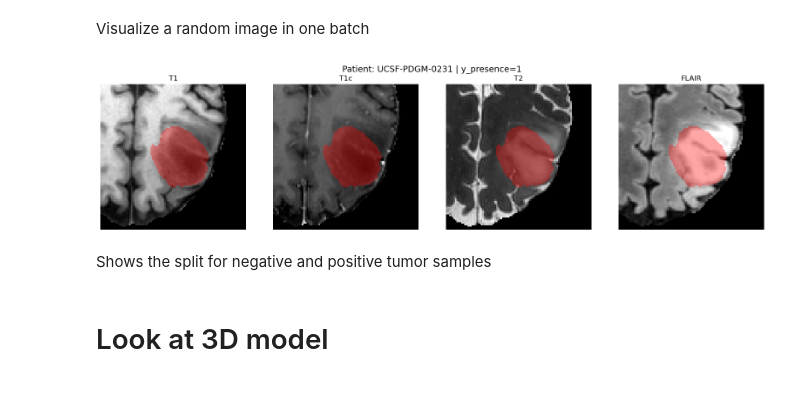
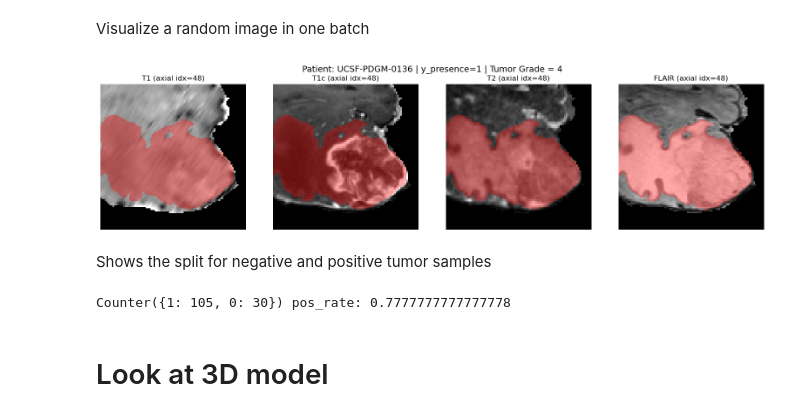
Before and after one commit to Erdos-Projects/fall-2025-brain-tumor-diagnosis, a Jupyter notebook: MRI_Viewer.ipynb, the cells around one changed output. Drawn from its saved outputs; the diff is of its cells as text; code cells hidden in the pictures.

```diff
--- a/MRI_Viewer.ipynb
+++ b/MRI_Viewer.ipynb
@@ -5,7 +5,7 @@ import numpy as np
 import os
 # %%
 data_directory = "./patient_data"
-example_patient = "UCSF-PDGM-0135_nifti"
+example_patient = "UCSF-PDGM-0210_nifti"
 paths = []
 for current_dir, inner_dirs, files in os.walk(data_directory + "/" + example_patient):
     for file in files:
@@ -686,15 +818,37 @@ class MRIPatchDataset(Dataset):
 # %% [output]
 env: PYTORCH_ENABLE_MPS_FALLBACK=1
 # %%
+from torch.utils.data import WeightedRandomSampler
 # can increase patches per patient to get more data. Just takes an extremely long time
 train_ds = MRIPatchDataset(df, split="train", patch_size=(96,96,96),
                            pos_fraction=0.8, patches_per_patient=4, seed=0)
 val_ds   = MRIPatchDataset(df, split="val",   patch_size=(96,96,96),
                            pos_fraction=0.8, patches_per_patient=4, seed=1)
 
-# start with num_workers=0 to surface any exceptions cleanly
-train_loader = DataLoader(train_ds, batch_size=1, shuffle=True, num_workers=0)
+
+grade_counts = train_ds.df["grade"].value_counts().to_dict()
+weights = train_ds.df["grade"].map(lambda g: 1.0 / grade_counts[g]).values
+sampler = WeightedRandomSampler(weights, num_samples=len(weights), replacement=True)
+
+train_loader = DataLoader(train_ds, batch_size=1, sampler=sampler, num_workers=0)
+
+# keep val_loader as-is (no sampler) for honest validation
 val_loader   = DataLoader(val_ds,   batch_size=1, shuffle=False, num_workers=0)
+
+# Now have our test dataset be the entire MRI scan of the brain, just change the patch size essentially to be maximum allowed for each scan.
+test_ds = MRIFullVolumeDataset(df, split="test")
+
+test_loader = DataLoader(
+    test_ds,
+    batch_size=1,    # one full brain per batch
+    shuffle=False,
+    num_workers=0
+)
+
+# sanity check
+b = next(iter(test_loader))
+print(f'Test Dataset Size:', b["image"].shape, b["mask"].shape, b["patient_id"])
+# e.g. -> torch.Size([1, 4, 192, 224, 160]) torch.Size([1, 1, 192, 224, 160])
 
 # smoke test
 # Each patch of the dataset has :
@@ -703,7 +857,7 @@ val_loader   = DataLoader(val_ds,   batch_size=1, shuffle=False, num_workers=0)
 # "patient_id":  which patient it came from
 
 b = next(iter(train_loader))
-print(b["image"].shape, b["y_presence"], b["patient_id"])
+print(f'Train Dataset Size:',b["image"].shape, b["y_presence"], b["patient_id"])
 # -> torch.Size([1, 4, 96, 96, 96]) tensor([0 or 1])
 # Above line gives, Batch of 1 patient, 4 MRI modalities, 96³ voxel patch, and this patch contains tumor signal.
 # %% [output]
@@ -760,24 +961,26 @@ def show_patch_batch(batch, slice_dim=48, modality_names=None):
     plt.tight_layout()
     plt.show()
 # %%
-# Can rerun to show different patches
-# May make it so theres a minimum area of brain in middle slice of each image?
+b = next(iter(train_loader))
 
-b = next(iter(train_loader))
-show_patch_batch(b, slice_dim=48, modality_names=["T1","T1c","T2","FLAIR"])
+# show the middle slice automatically, change slice with idx
+show_patch_batch(b, view='axial', idx=-1, modality_names=["T1","T1c","T2","FLAIR"])
 # %% [output]
-[figure, old version]
+[figure, new version]
 # %% [markdown]
 Shows the split for negative and positive tumor samples
 # %%
-# # class balance of sampled patches (estimate)
-# import collections, itertools
-# def estimate_balance(loader, n=200):
-#     y = []
-#     for i, b in zip(range(n), loader):
-#         y.append(int(b["y_presence"]))
-#     c = collections.Counter(y); print(c, "pos_rate:", c[1]/max(1,sum(c.values())))
-# estimate_balance(train_loader)
+# class balance of sampled patches (estimate)
+# Running takes about 5 min on mac mps
+import collections, itertools
+def estimate_balance(loader, n=200):
+    y = []
+    for i, b in zip(range(n), loader):
+        y.append(int(b["y_presence"]))
+    c = collections.Counter(y); print(c, "pos_rate:", c[1]/max(1,sum(c.values())))
+estimate_balance(train_loader)
+# %% [output]
+Counter({1: 105, 0: 30}) pos_rate: 0.7777777777777778
 # %% [markdown]
 # Look at 3D model
 # %%
```
Also changed, not shown: parts of 24 cells of this notebook, 1 other file.
